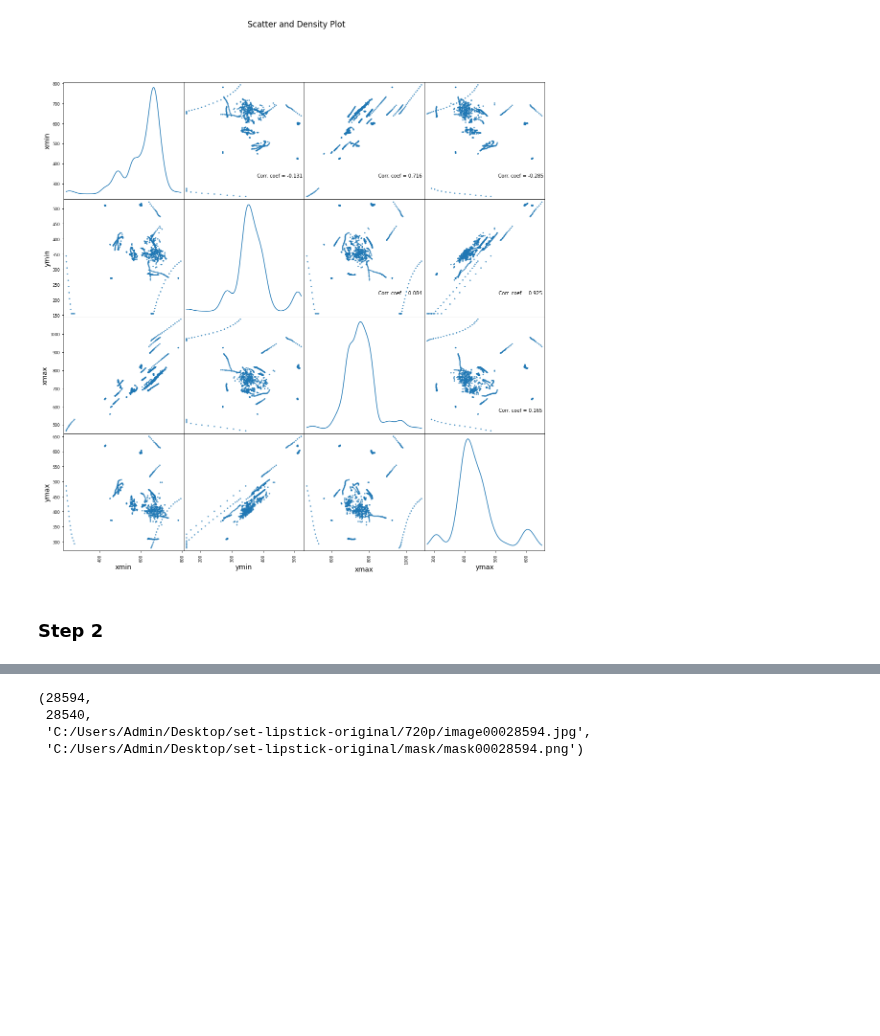
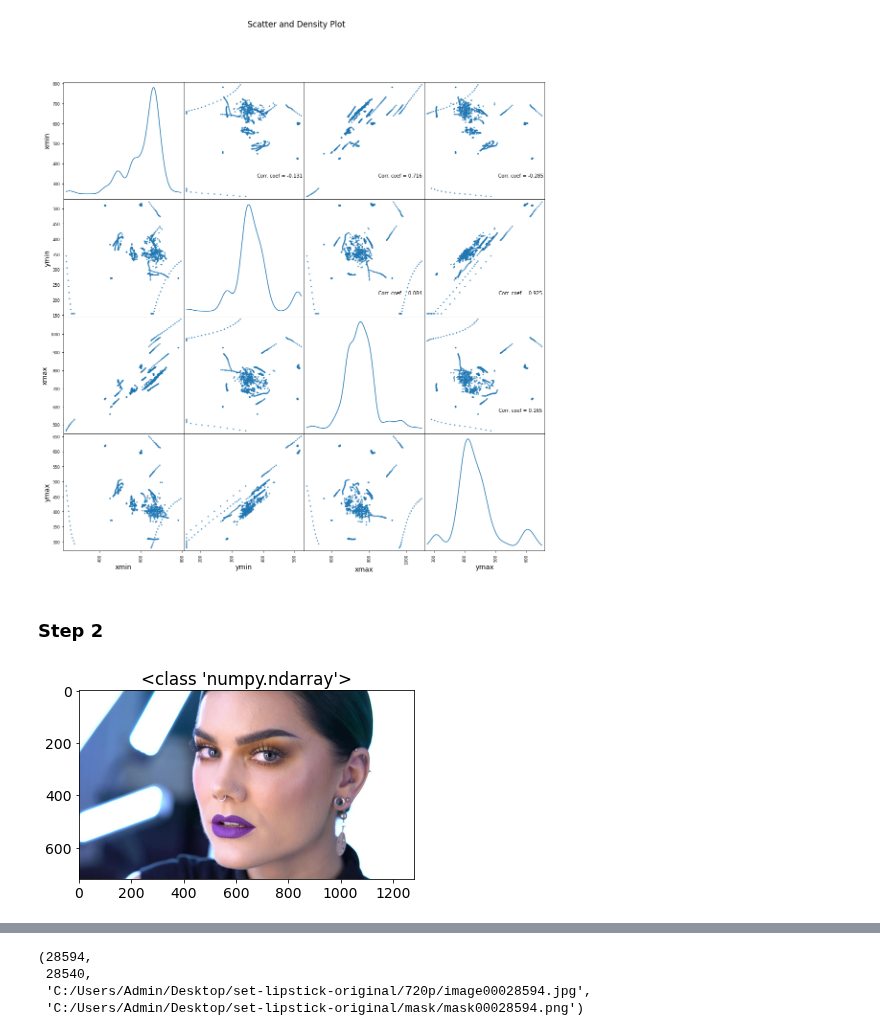
Before and after one commit to Miillya/Geekbrains, a Jupyter notebook: Фреймворк PyTorch для разработки искусственных нейронных сетей/Урок 4. Image Segmentation/hw_04.ipynb, the cells around one changed output, grey strips where cells are left out. Drawn from its saved outputs; the diff is of its cells as text; code cells hidden in the pictures; blank space fills up the shorter version.

Commit message:
Фреймворк PyTorch для разработки искусственных нейронных сетей. Урок 4. Image Segmentation. Практическое задание.

```diff
--- a/Фреймворк PyTorch для разработки искусственных нейронных сетей/Урок 4. Image Segmentation/hw_04.ipynb
+++ b/Фреймворк PyTorch для разработки искусственных нейронных сетей/Урок 4. Image Segmentation/hw_04.ipynb
@@ -133,14 +153,16 @@ path_mask = "C:/Users/Admin/Desktop/set-lipstick-original/mask/"
 # %%
 labels = ['NoLips','Lips']
 # %%
-# image12069 = plt.imread(path_image+'/image00012069.jpg')
+image12069 = plt.imread(path_image+'/image00012069.jpg')
 
-# fig, ax = plt.subplots()
+fig, ax = plt.subplots()
 
-# ax.imshow(image12069)
-# ax.set_title(type(image12069))
+ax.imshow(image12069)
+ax.set_title(type(image12069))
 
-# # fig.set_figwidth(7)    #  ширина и
-# # fig.set_figheight(7)    #  высота "Figure"
+# fig.set_figwidth(7)    #  ширина и
+# fig.set_figheight(7)    #  высота "Figure"
 
-# plt.show()
+plt.show()
+# %% [output]
+[figure, added]
```
Also changed, not shown: parts of 37 cells of this notebook.
